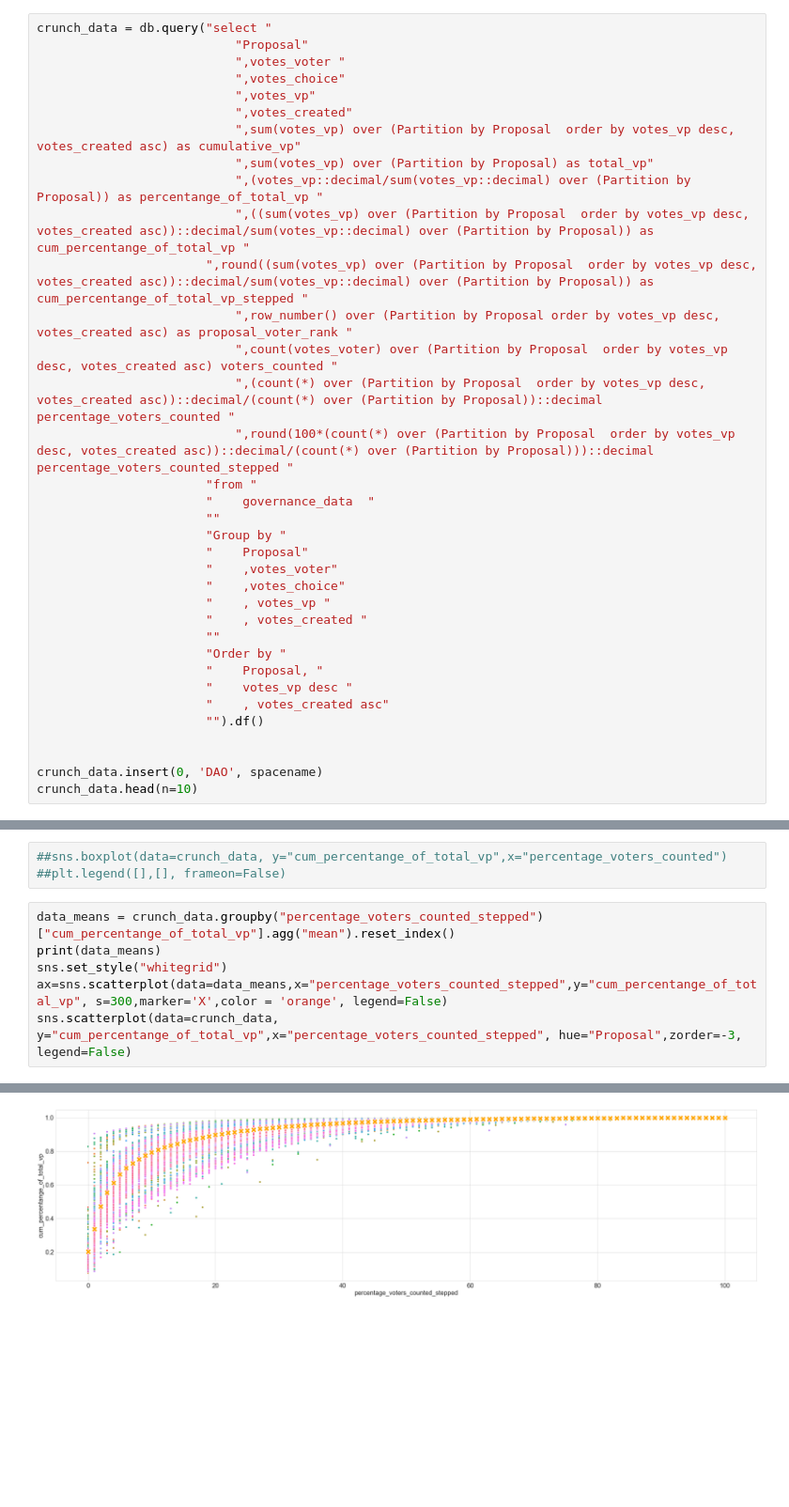
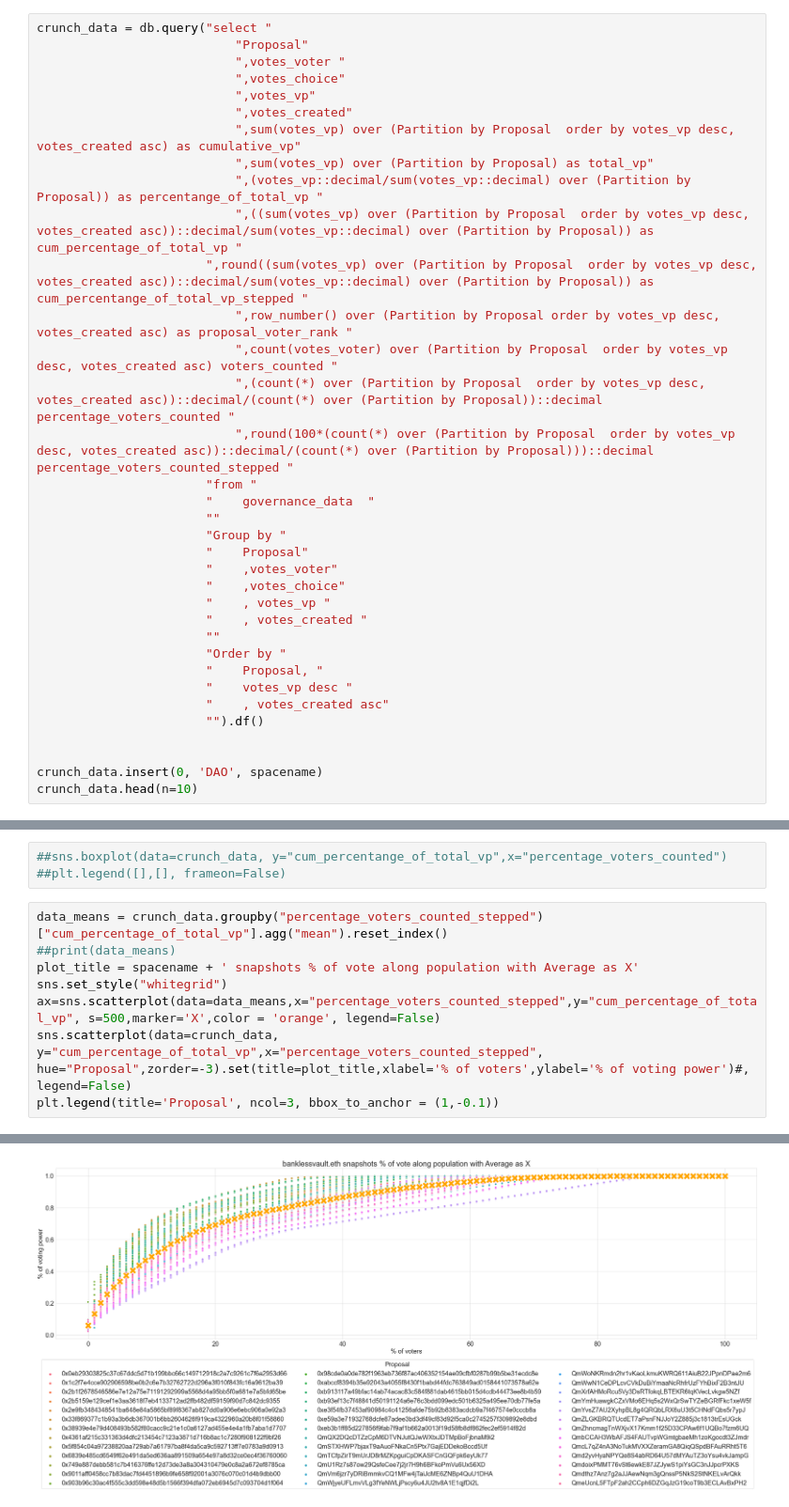
Before and after one commit to EdgeCaser/snapshot_governance, a Jupyter notebook: DAO_snapshot_tool_data.ipynb, the cells around one changed output, grey strips where cells are left out. Shown at 94% size. Cells and saved outputs as stored; diff of their text form; blank space fills up the shorter version.

Commit message:
Now incorporating charts for pretty data

```diff
--- a/DAO_snapshot_tool_data.ipynb
+++ b/DAO_snapshot_tool_data.ipynb
@@ -232,7 +228,7 @@ crunch_data = db.query("select "
                            ",sum(votes_vp) over (Partition by Proposal  order by votes_vp desc, votes_created asc) as cumulative_vp"
                            ",sum(votes_vp) over (Partition by Proposal) as total_vp"
                            ",(votes_vp::decimal/sum(votes_vp::decimal) over (Partition by Proposal)) as percentange_of_total_vp "
-                           ",((sum(votes_vp) over (Partition by Proposal  order by votes_vp desc, votes_created asc))::decimal/sum(votes_vp::decimal) over (Partition by Proposal)) as cum_percentange_of_total_vp "
+                           ",((sum(votes_vp) over (Partition by Proposal  order by votes_vp desc, votes_created asc))::decimal/sum(votes_vp::decimal) over (Partition by Proposal)) as cum_percentage_of_total_vp "
                        ",round((sum(votes_vp) over (Partition by Proposal  order by votes_vp desc, votes_created asc))::decimal/sum(votes_vp::decimal) over (Partition by Proposal)) as cum_percentange_of_total_vp_stepped "
                            ",row_number() over (Partition by Proposal order by votes_vp desc, votes_created asc) as proposal_voter_rank "
                            ",count(votes_voter) over (Partition by Proposal  order by votes_vp desc, votes_created asc) voters_counted "
@@ -291,9 +288,11 @@ plt.legend([],[], frameon=False)
 ##sns.boxplot(data=crunch_data, y="cum_percentange_of_total_vp",x="percentage_voters_counted")
 ##plt.legend([],[], frameon=False)
 # %%
-data_means = crunch_data.groupby("percentage_voters_counted_stepped")["cum_percentange_of_total_vp"].agg("mean").reset_index()
-print(data_means)
+data_means = crunch_data.groupby("percentage_voters_counted_stepped")["cum_percentage_of_total_vp"].agg("mean").reset_index()
+##print(data_means)
+plot_title = spacename + ' snapshots % of vote along population with Average as X'
 sns.set_style("whitegrid")
-ax=sns.scatterplot(data=data_means,x="percentage_voters_counted_stepped",y="cum_percentange_of_total_vp", s=300,marker='X',color = 'orange', legend=False)
-sns.scatterplot(data=crunch_data, y="cum_percentange_of_total_vp",x="percentage_voters_counted_stepped", hue="Proposal",zorder=-3, legend=False)
+ax=sns.scatterplot(data=data_means,x="percentage_voters_counted_stepped",y="cum_percentage_of_total_vp", s=500,marker='X',color = 'orange', legend=False)
+sns.scatterplot(data=crunch_data, y="cum_percentage_of_total_vp",x="percentage_voters_counted_stepped", hue="Proposal",zorder=-3).set(title=plot_title,xlabel='% of voters',ylabel='% of voting power')#, legend=False)
+plt.legend(title='Proposal', ncol=3, bbox_to_anchor = (1,-0.1))
 # %% [output]
@@ -315 +300 @@ sns.scatterplot(data=crunch_data, y="cum_percentange_of_total_vp",x="percentage_
-[figure, old version]
+[figure, new version]
```
Also changed, not shown: parts of 13 cells of this notebook.
